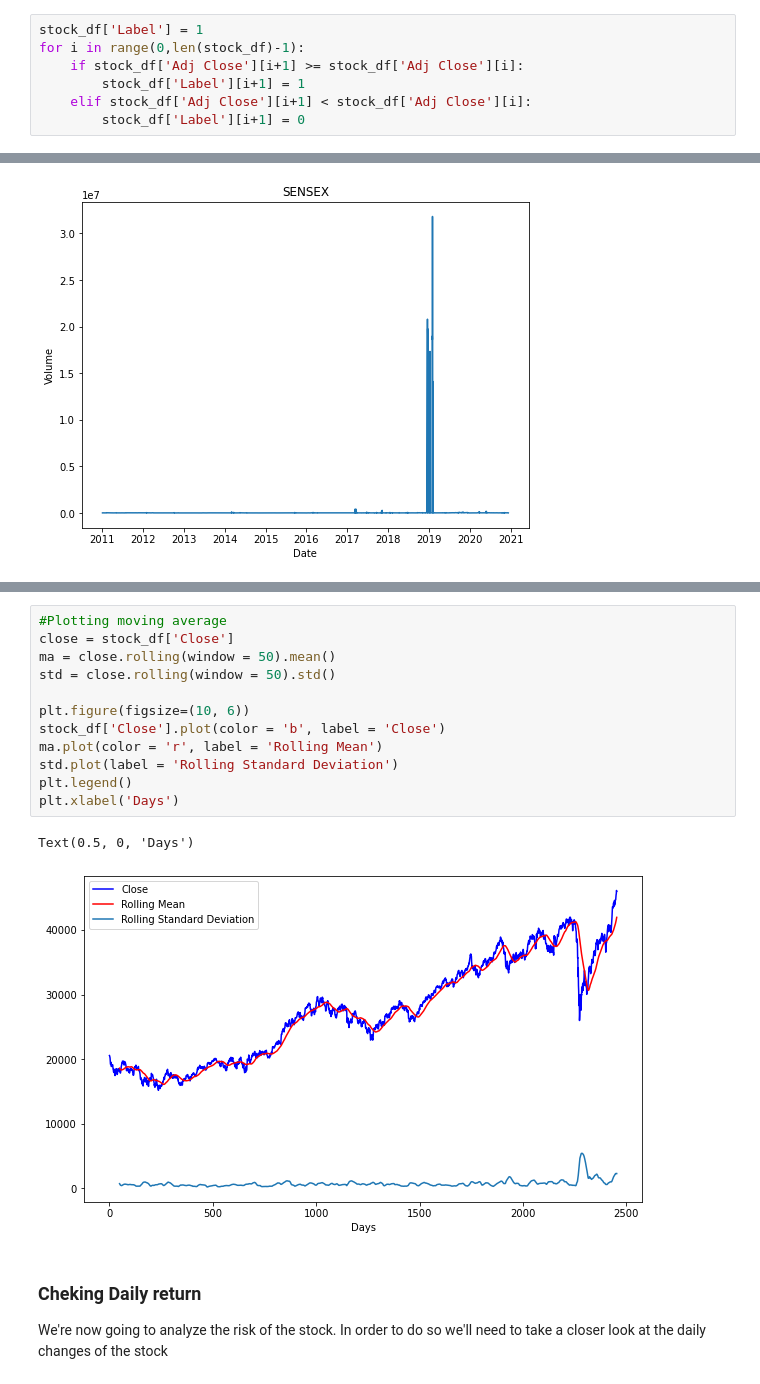
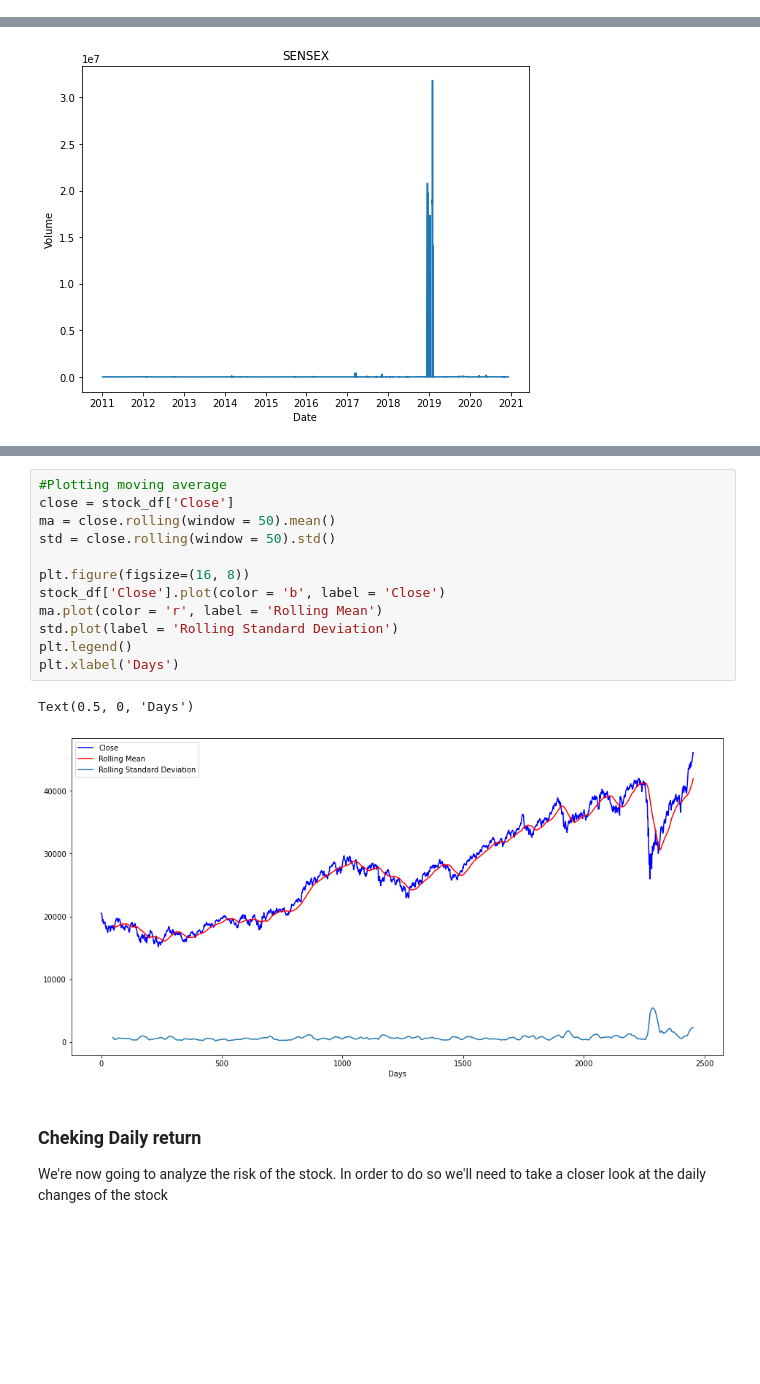
Before and after one commit to Hassan-Ik/Stock_Market_Prediciton_using_Numerical_and_Textual_Analysis, a Jupyter notebook: Stock_Market_Prediction_using_Numerical_and_Textual_Analysis.ipynb, the cells around one changed output, grey strips where cells are left out. Saved outputs shown, nothing was run; the diff lists cells and outputs as text; blank space fills up the shorter version.

```diff
--- a/Stock_Market_Prediction_using_Numerical_and_Textual_Analysis.ipynb
+++ b/Stock_Market_Prediction_using_Numerical_and_Textual_Analysis.ipynb
@@ -291,7 +282,0 @@ stock_df = stock_df.drop('Date', axis=1)
-# %%
-stock_df['Label'] = 1
-for i in range(0,len(stock_df)-1):
-    if stock_df['Adj Close'][i+1] >= stock_df['Adj Close'][i]:
-        stock_df['Label'][i+1] = 1
-    elif stock_df['Adj Close'][i+1] < stock_df['Adj Close'][i]:
-        stock_df['Label'][i+1] = 0
@@ -344,18 +317,18 @@ array([[<matplotlib.axes._subplots.AxesSubplot object at 0x...>,
 # %%
 #Plotting moving average
 close = stock_df['Close']
 ma = close.rolling(window = 50).mean()
 std = close.rolling(window = 50).std()
 
-plt.figure(figsize=(10, 6))
+plt.figure(figsize=(16, 8))
 stock_df['Close'].plot(color = 'b', label = 'Close')
 ma.plot(color = 'r', label = 'Rolling Mean')
 std.plot(label = 'Rolling Standard Deviation')
 plt.legend()
 plt.xlabel('Days')
 # %% [output]
 Text(0.5, 0, 'Days')
-[figure, old version]
+[figure, new version]
 # %% [markdown]
 ### Cheking Daily return
 We're now going to analyze the risk of the stock. In order to do so we'll need to take a closer look at the daily changes of the stock
```
Also changed, not shown: parts of 55 cells of this notebook.
